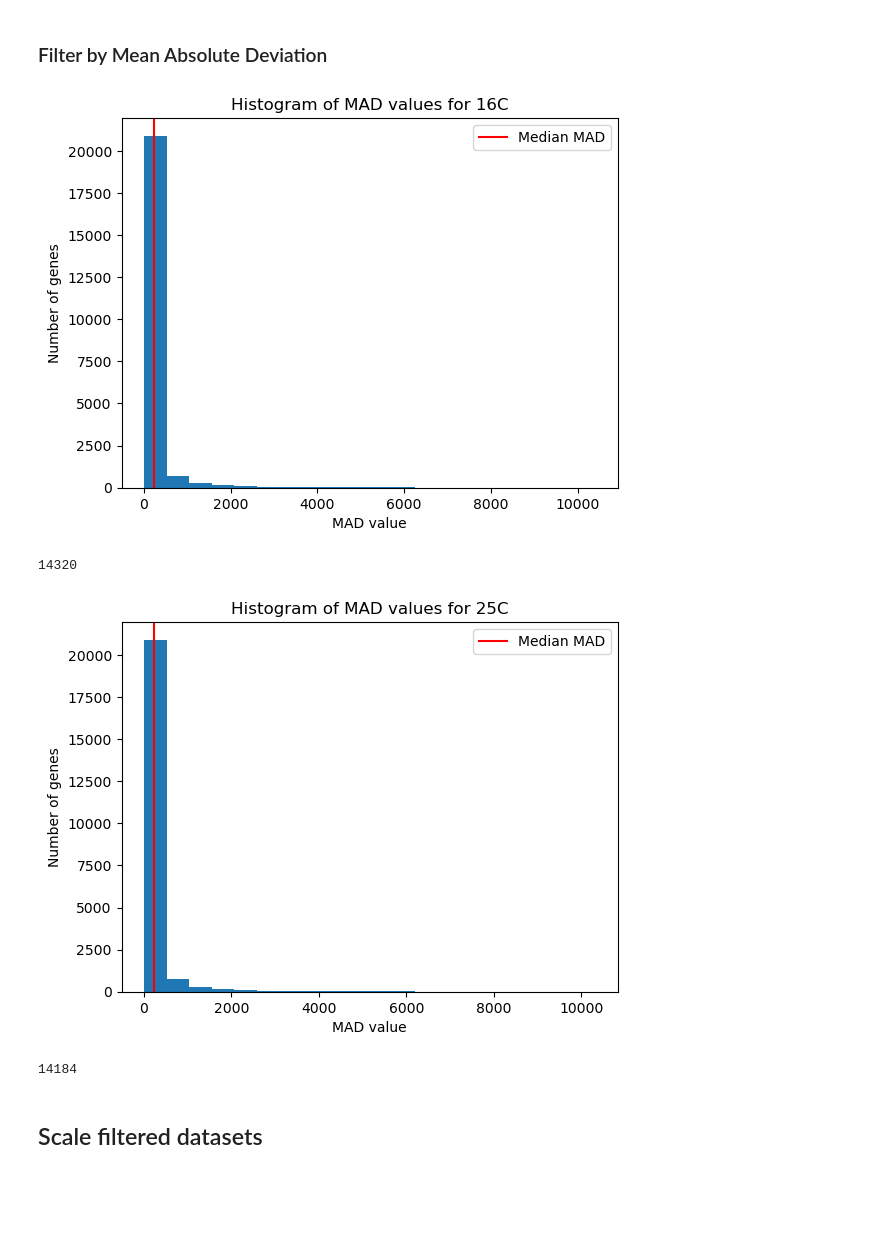
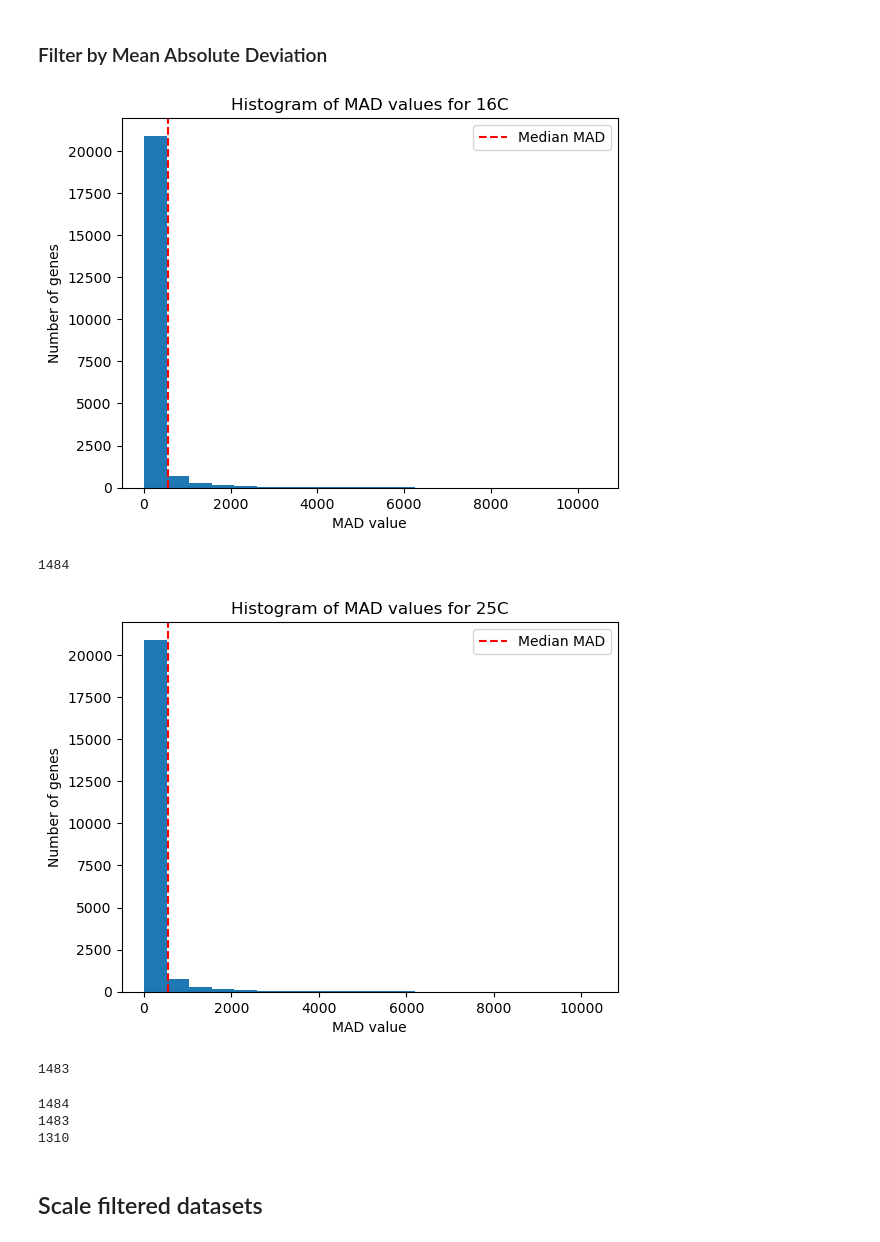
Before and after one commit to camilababo/BIONIC, a Jupyter notebook: input_files/data_pre_processing.ipynb, the cells around one changed output. Drawn from its saved outputs; the diff is of its cells as text; code cells hidden in the pictures; blank space fills up the shorter version.

```diff
--- a/input_files/data_pre_processing.ipynb
+++ b/input_files/data_pre_processing.ipynb
@@ -204,9 +191,12 @@ plt.show()
 [figure]
 # %% [markdown]
 ### Filter by Coefficient of Variation
+# %%
+# Read condition files
+sixteen_df = pd.read_csv("../outputs/separate_conditions/sixteen_df.csv", index_col='gene_symbol')
+twenty_five_df = pd.read_csv("../outputs/separate_conditions/twenty_five_df.csv", index_col='gene_symbol')
 # %%
 # Calculate CoV for 16C
-sixteen_df = pd.read_csv("../outputs/sixteen_df.csv", index_col='gene_symbol')
 
 # Calculate the mean and standard deviation for each gene
 sixteen_mean = sixteen_df.mean(axis=1)
@@ -269,22 +258,23 @@ sixteen_mad = np.mean(np.abs(sixteen_df - sixteen_df.mean()), axis=1)
 sixteen_median_mad = np.median(sixteen_mad)
 # %%
 # Visualize MAD values
+median_threshold = sixteen_median_mad * 2.4
 plt.hist(sixteen_mad, bins=20)
-plt.axvline(x=sixteen_median_mad, color='red', linestyle='-', label='Median MAD', )
+plt.axvline(x=median_threshold, color='red', linestyle='--', label='Median MAD', )
 plt.xlabel('MAD value')
 plt.ylabel('Number of genes')
 plt.title('Histogram of MAD values for 16C')
 plt.legend()
 plt.show()
 # %% [output]
-[figure, old version]
+[figure, new version]
 # %%
 # Filter out by the median of the MAD value
-threshold = 0.8 * sixteen_median_mad
-filtered_sixteen_mad = sixteen_df.loc[sixteen_mad >= threshold, :]
+median_threshold = sixteen_median_mad * 2.4
+filtered_sixteen_mad = sixteen_df.loc[sixteen_mad >= median_threshold, :]
 print(len(filtered_sixteen_mad))
 # %% [output]
-14320
+1484
 # %%
 # Calculate MAD for each gene in 25C
 
@@ -292,22 +282,33 @@ twenty_five_mad = np.mean(np.abs(twenty_five_df - twenty_five_df.mean()), axis=1
 twenty_five_median_mad = np.median(twenty_five_mad)
 # %%
 # Visualize MAD values for 25C
+median_threshold = twenty_five_median_mad * 2.4
 plt.hist(twenty_five_mad, bins=20)
-plt.axvline(x=twenty_five_median_mad, color='red', linestyle='-', label='Median MAD', )
+plt.axvline(x=median_threshold, color='red', linestyle='--', label='Median MAD', )
 plt.xlabel('MAD value')
 plt.ylabel('Number of genes')
 plt.title('Histogram of MAD values for 25C')
 plt.legend()
 plt.show()
 # %% [output]
-[figure, old version]
+[figure, new version]
 # %%
 # Filter out by the median of the MAD value
-threshold = 0.8 * twenty_five_median_mad
-filtered_twenty_five_mad = twenty_five_df.loc[twenty_five_mad >= threshold, :]
+filtered_twenty_five_mad = twenty_five_df.loc[twenty_five_mad >= median_threshold, :]
 print(len(filtered_twenty_five_mad))
 # %% [output]
-14184
+1483
+# %%
+# Check if filtered genes from both conditions match
+filtered_sixteen_mad_genes = filtered_sixteen_mad.index.tolist()
+filtered_twenty_five_mad_genes = filtered_twenty_five_mad.index.tolist()
+print(len(filtered_sixteen_mad_genes))
+print(len(filtered_twenty_five_mad_genes))
+print(len(set(filtered_sixteen_mad_genes).intersection(filtered_twenty_five_mad_genes)))
+# %% [output]
+1484
+1483
+1310
 # %% [markdown]
 ## Scale filtered datasets
 # %%
```
Also changed, not shown: parts of 10 cells of this notebook, 3 other files.
